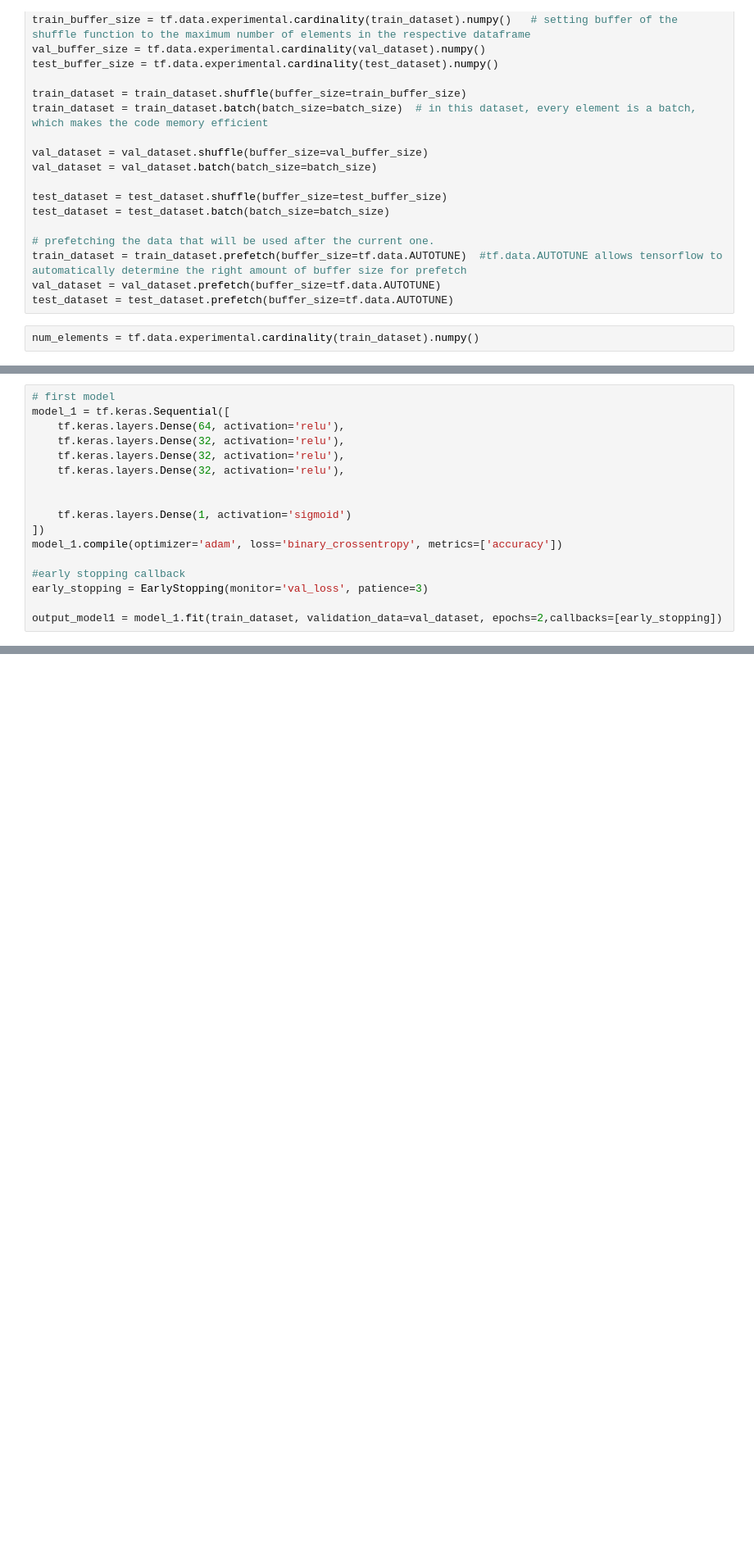
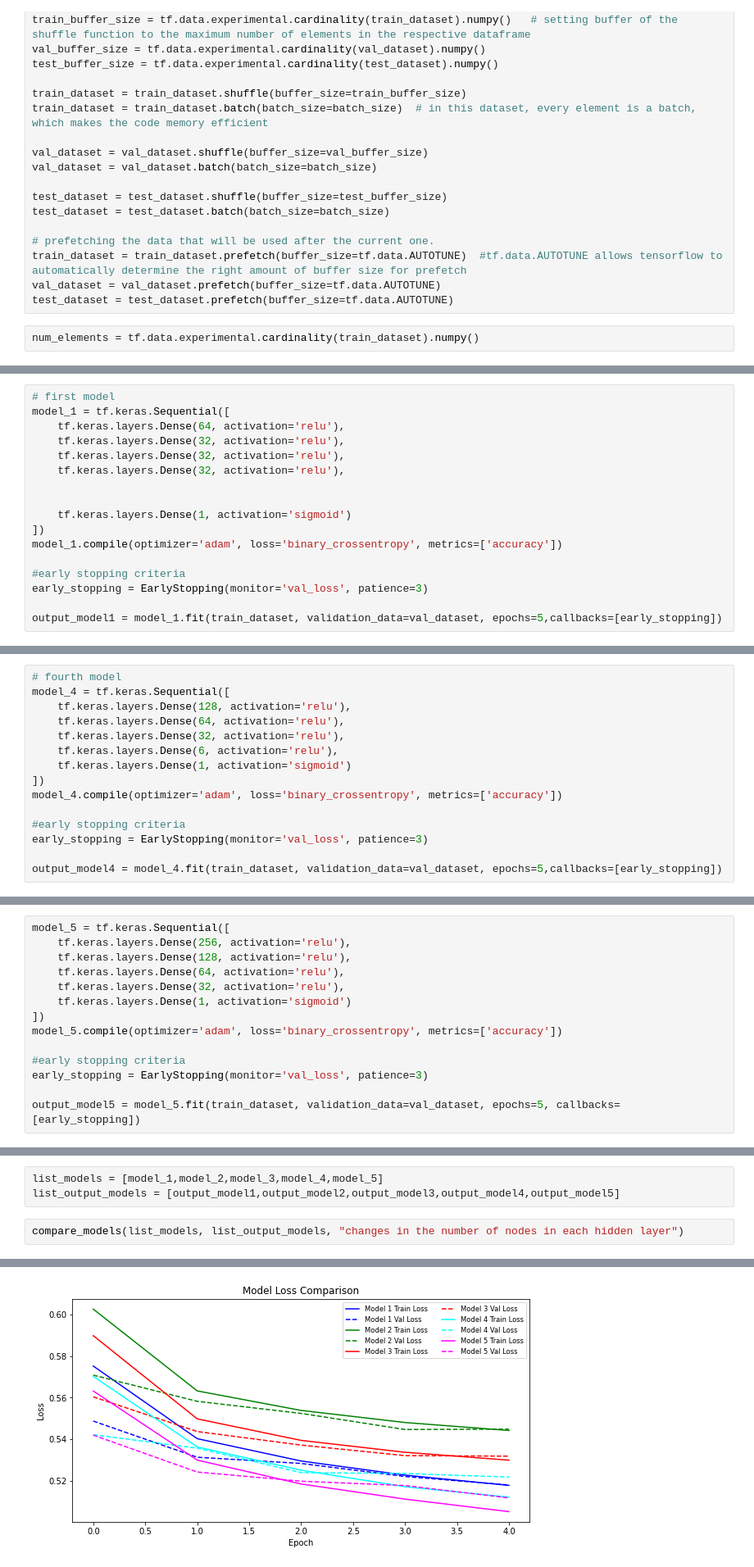
Before and after one commit to Neural-Team/HiggsBoson-ML, a Jupyter notebook: NeuralNetworks.ipynb, the cells around one changed output, grey strips where cells are left out. Shown at 82% size. Cells and saved outputs as stored; diff of their text form; blank space fills up the shorter version.

Commit message:
Added Models and Graphs.
Changed number of nodes in hidden layers and I added graphs for easy interpretation of the data.

```diff
--- a/NeuralNetworks.ipynb
+++ b/NeuralNetworks.ipynb
@@ -93,8 +170,8 @@ model_1 = tf.keras.Sequential([
 ])
 model_1.compile(optimizer='adam', loss='binary_crossentropy', metrics=['accuracy'])
 
-#early stopping callback
+#early stopping criteria
 early_stopping = EarlyStopping(monitor='val_loss', patience=3)
 
-output_model1 = model_1.fit(train_dataset, validation_data=val_dataset, epochs=2,callbacks=[early_stopping])
+output_model1 = model_1.fit(train_dataset, validation_data=val_dataset, epochs=5,callbacks=[early_stopping])
 # %% [output]
@@ -104,0 +240,15 @@ Epoch 2/2
+# %%
+# fourth model
+model_4 = tf.keras.Sequential([
+    tf.keras.layers.Dense(128, activation='relu'),
+    tf.keras.layers.Dense(64, activation='relu'),
+    tf.keras.layers.Dense(32, activation='relu'),
+    tf.keras.layers.Dense(6, activation='relu'),
+    tf.keras.layers.Dense(1, activation='sigmoid')
+])
+model_4.compile(optimizer='adam', loss='binary_crossentropy', metrics=['accuracy'])
+
+#early stopping criteria
+early_stopping = EarlyStopping(monitor='val_loss', patience=3)
+
+output_model4 = model_4.fit(train_dataset, validation_data=val_dataset, epochs=5,callbacks=[early_stopping])
@@ -104,0 +266,14 @@ Epoch 2/2
+# %%
+model_5 = tf.keras.Sequential([
+    tf.keras.layers.Dense(256, activation='relu'),
+    tf.keras.layers.Dense(128, activation='relu'),
+    tf.keras.layers.Dense(64, activation='relu'),
+    tf.keras.layers.Dense(32, activation='relu'),
+    tf.keras.layers.Dense(1, activation='sigmoid')
+])
+model_5.compile(optimizer='adam', loss='binary_crossentropy', metrics=['accuracy'])
+
+#early stopping criteria
+early_stopping = EarlyStopping(monitor='val_loss', patience=3)
+
+output_model5 = model_5.fit(train_dataset, validation_data=val_dataset, epochs=5, callbacks=[early_stopping])
@@ -104,0 +291,6 @@ Epoch 2/2
+# %%
+list_models = [model_1,model_2,model_3,model_4,model_5]
+list_output_models = [output_model1,output_model2,output_model3,output_model4,output_model5]
+# %%
+compare_models(list_models, list_output_models, "changes in the number of nodes in each hidden layer")
+# %% [output]
@@ -104,0 +300 @@ Epoch 2/2
+[figure, added]
```
Also changed, not shown: parts of 13 cells of this notebook.
